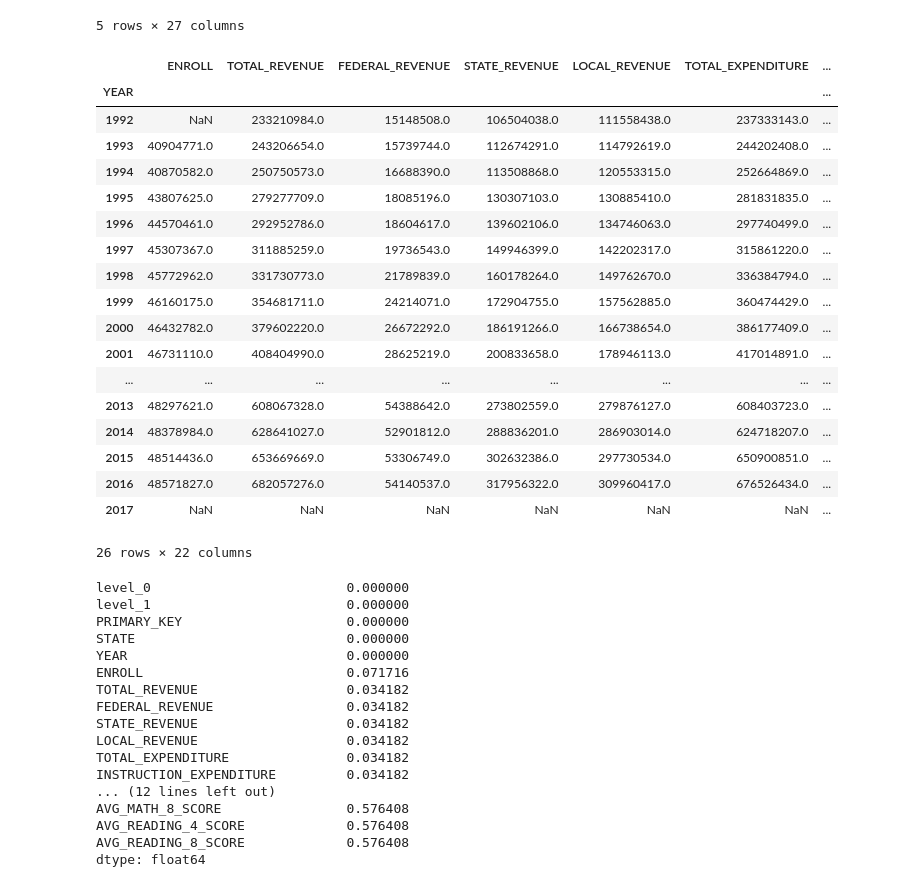
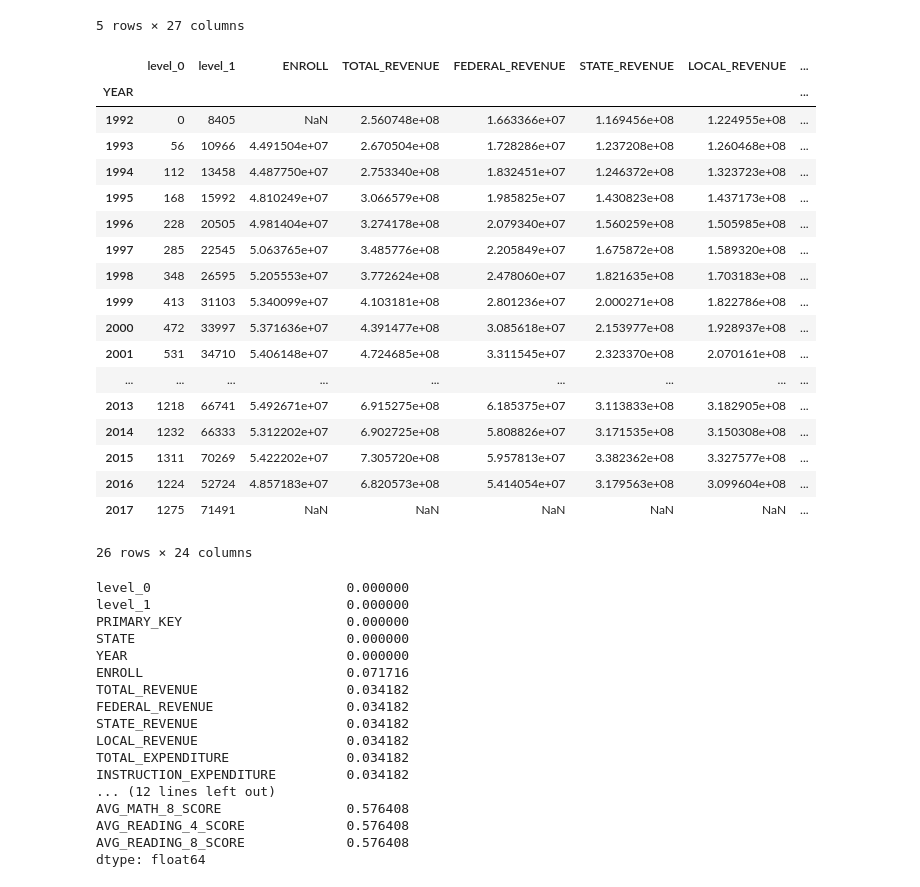
Before and after one commit to andrewab981/Thinkful, a Jupyter notebook: Module 17/17.3 Data Cleaning Assignment.ipynb, the cells around one changed output. Drawn from its saved outputs; the diff is of its cells as text; code cells hidden in the pictures.

```diff
--- a/Module 17/17.3 Data Cleaning Assignment.ipynb
+++ b/Module 17/17.3 Data Cleaning Assignment.ipynb
@@ -180,7 +176,8 @@ For question 3 we will fill the missing data based on the year enrolled. The big
 df_fill_2 = df.copy()
 
 # Note that this will apply the fill by the year group and keep the data disaggreagated
-df_fill_2 = df_fill_2.groupby('YEAR', as_index=False).apply(lambda x: x.fillna(x.mean())).reset_index()
+df_fill_2 = df_fill_2.groupby('YEAR', as_index=False).apply(
+    lambda x: x.fillna(x.mean())).reset_index()
 df_fill_2.head()
 # %% [output]
 |  | level_0 | level_1 | PRIMARY_KEY | STATE | YEAR | ENROLL | TOTAL_REVENUE | FEDERAL_REVENUE | ... |
@@ -190,27 +187,27 @@ df_fill_2.head()
 | 3 | 0 | 3 | 1992_ARKANSAS | ARKANSAS | 1992 | NaN | 1711959.0 | 178571.0 | ... |
 | 4 | 0 | 4 | 1992_CALIFORNIA | CALIFORNIA | 1992 | NaN | 26260025.0 | 2072470.0 | ... |
 5 rows × 27 columns
-# %%
-tmp2 = df.groupby('YEAR').sum(min_count=1)
-tmp2
-# %% [output]
-|  | ENROLL | TOTAL_REVENUE | FEDERAL_REVENUE | STATE_REVENUE | LOCAL_REVENUE | TOTAL_EXPENDITURE | ... |
-| YEAR |  |  |  |  |  |  | ... |
-| 1992 | NaN | 233210984.0 | 15148508.0 | 106504038.0 | 111558438.0 | 237333143.0 | ... |
-| 1993 | 40904771.0 | 243206654.0 | 15739744.0 | 112674291.0 | 114792619.0 | 244202408.0 | ... |
-| 1994 | 40870582.0 | 250750573.0 | 16688390.0 | 113508868.0 | 120553315.0 | 252664869.0 | ... |
-| 1995 | 43807625.0 | 279277709.0 | 18085196.0 | 130307103.0 | 130885410.0 | 281831835.0 | ... |
-| 1996 | 44570461.0 | 292952786.0 | 18604617.0 | 139602106.0 | 134746063.0 | 297740499.0 | ... |
-| 1997 | 45307367.0 | 311885259.0 | 19736543.0 | 149946399.0 | 142202317.0 | 315861220.0 | ... |
-| 1998 | 45772962.0 | 331730773.0 | 21789839.0 | 160178264.0 | 149762670.0 | 336384794.0 | ... |
-| 1999 | 46160175.0 | 354681711.0 | 24214071.0 | 172904755.0 | 157562885.0 | 360474429.0 | ... |
-| 2000 | 46432782.0 | 379602220.0 | 26672292.0 | 186191266.0 | 166738654.0 | 386177409.0 | ... |
-| 2001 | 46731110.0 | 408404990.0 | 28625219.0 | 200833658.0 | 178946113.0 | 417014891.0 | ... |
-| ... | ... | ... | ... | ... | ... | ... | ... |
-| 2013 | 48297621.0 | 608067328.0 | 54388642.0 | 273802559.0 | 279876127.0 | 608403723.0 | ... |
-| 2014 | 48378984.0 | 628641027.0 | 52901812.0 | 288836201.0 | 286903014.0 | 624718207.0 | ... |
-| 2015 | 48514436.0 | 653669669.0 | 53306749.0 | 302632386.0 | 297730534.0 | 650900851.0 | ... |
-| 2016 | 48571827.0 | 682057276.0 | 54140537.0 | 317956322.0 | 309960417.0 | 676526434.0 | ... |
-| 2017 | NaN | NaN | NaN | NaN | NaN | NaN | ... |
-26 rows × 22 columns
+# %%
+# list shows there are still NAN values in 1992 and 2017
+df_fill_2.groupby('YEAR').sum(min_count=1)
+# %% [output]
+|  | level_0 | level_1 | ENROLL | TOTAL_REVENUE | FEDERAL_REVENUE | STATE_REVENUE | LOCAL_REVENUE | ... |
+| YEAR |  |  |  |  |  |  |  | ... |
+| 1992 | 0 | 8405 | NaN | 2.560748e+08 | 1.663366e+07 | 1.169456e+08 | 1.224955e+08 | ... |
+| 1993 | 56 | 10966 | 4.491504e+07 | 2.670504e+08 | 1.728286e+07 | 1.237208e+08 | 1.260468e+08 | ... |
+| 1994 | 112 | 13458 | 4.487750e+07 | 2.753340e+08 | 1.832451e+07 | 1.246372e+08 | 1.323723e+08 | ... |
+| 1995 | 168 | 15992 | 4.810249e+07 | 3.066579e+08 | 1.985825e+07 | 1.430823e+08 | 1.437173e+08 | ... |
+| 1996 | 228 | 20505 | 4.981404e+07 | 3.274178e+08 | 2.079340e+07 | 1.560259e+08 | 1.505985e+08 | ... |
+| 1997 | 285 | 22545 | 5.063765e+07 | 3.485776e+08 | 2.205849e+07 | 1.675872e+08 | 1.589320e+08 | ... |
+| 1998 | 348 | 26595 | 5.205553e+07 | 3.772624e+08 | 2.478060e+07 | 1.821635e+08 | 1.703183e+08 | ... |
+| 1999 | 413 | 31103 | 5.340099e+07 | 4.103181e+08 | 2.801236e+07 | 2.000271e+08 | 1.822786e+08 | ... |
+| 2000 | 472 | 33997 | 5.371636e+07 | 4.391477e+08 | 3.085618e+07 | 2.153977e+08 | 1.928937e+08 | ... |
+| 2001 | 531 | 34710 | 5.406148e+07 | 4.724685e+08 | 3.311545e+07 | 2.323370e+08 | 2.070161e+08 | ... |
+| ... | ... | ... | ... | ... | ... | ... | ... | ... |
+| 2013 | 1218 | 66741 | 5.492671e+07 | 6.915275e+08 | 6.185375e+07 | 3.113833e+08 | 3.182905e+08 | ... |
+| 2014 | 1232 | 66333 | 5.312202e+07 | 6.902725e+08 | 5.808826e+07 | 3.171535e+08 | 3.150308e+08 | ... |
+| 2015 | 1311 | 70269 | 5.422202e+07 | 7.305720e+08 | 5.957813e+07 | 3.382362e+08 | 3.327577e+08 | ... |
+| 2016 | 1224 | 52724 | 4.857183e+07 | 6.820573e+08 | 5.414054e+07 | 3.179563e+08 | 3.099604e+08 | ... |
+| 2017 | 1275 | 71491 | NaN | NaN | NaN | NaN | NaN | ... |
+26 rows × 24 columns
 # %%
```
Also changed, not shown: parts of 9 cells of this notebook, 3 other files.
